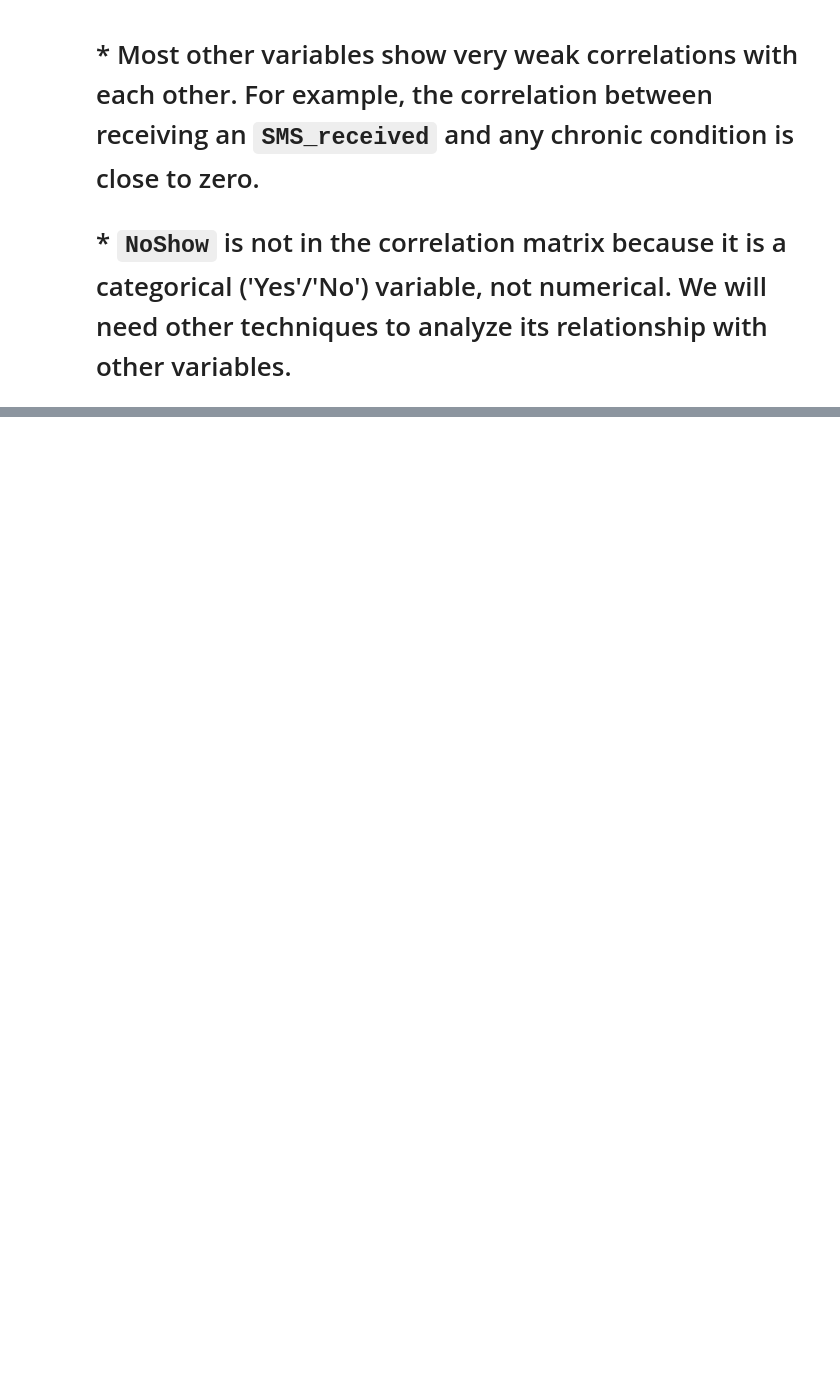
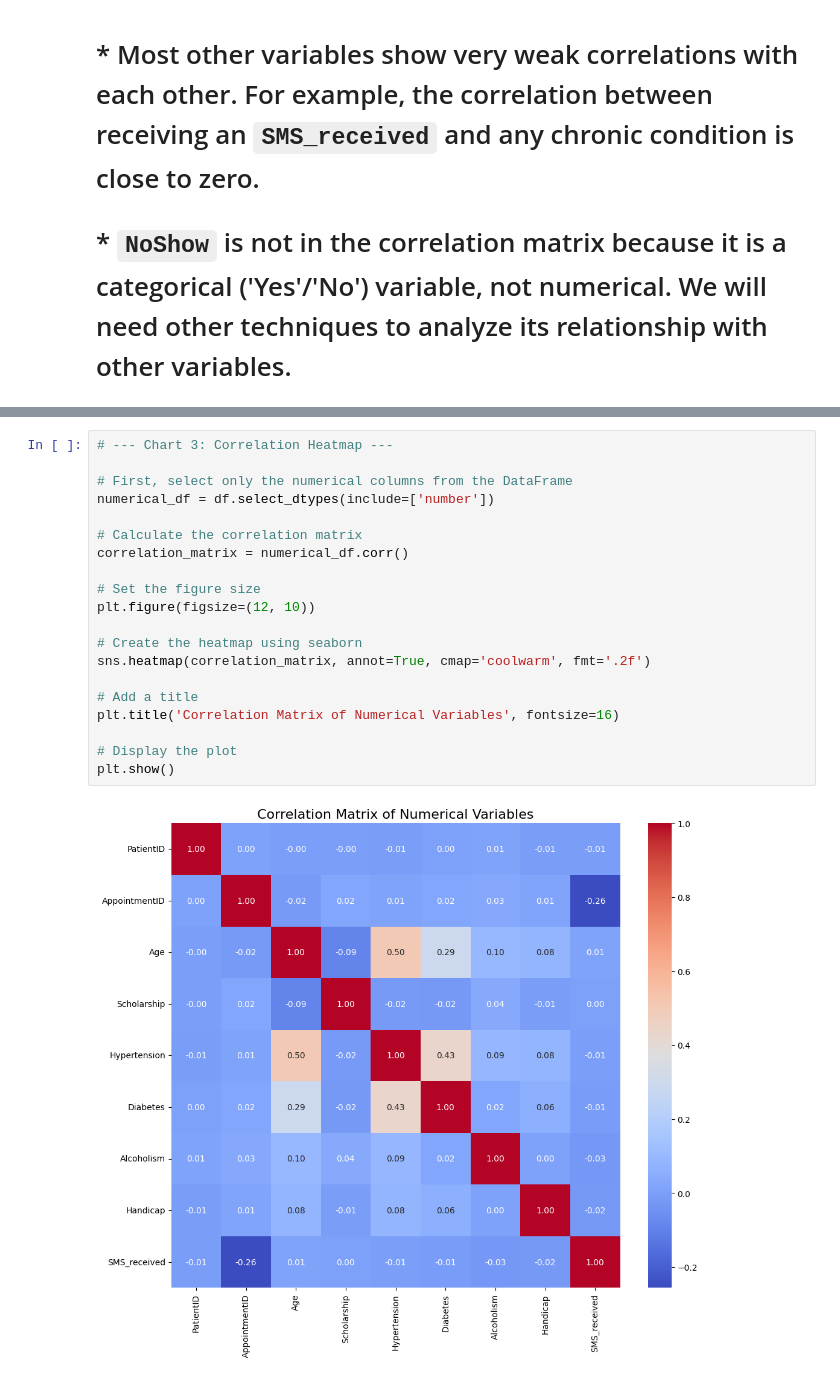
Before and after one commit to JasonD16/Xpertnurse-Data-Science-Internship, a Jupyter notebook: Analysis.ipynb, the cells around one changed output, grey strips where cells are left out. Saved outputs shown, nothing was run; the diff lists cells and outputs as text; blank space fills up the shorter version.

```diff
--- a/Analysis.ipynb
+++ b/Analysis.ipynb
@@ -193,0 +256,22 @@ correlation_matrix
+# %%
+# --- Chart 3: Correlation Heatmap ---
+
+# First, select only the numerical columns from the DataFrame
+numerical_df = df.select_dtypes(include=['number'])
+
+# Calculate the correlation matrix
+correlation_matrix = numerical_df.corr()
+
+# Set the figure size
+plt.figure(figsize=(12, 10))
+
+# Create the heatmap using seaborn
+sns.heatmap(correlation_matrix, annot=True, cmap='coolwarm', fmt='.2f')
+
+# Add a title
+plt.title('Correlation Matrix of Numerical Variables', fontsize=16)
+
+# Display the plot
+plt.show()
+# %% [output]
+[figure, added]
```
Also changed, not shown: parts of 19 cells of this notebook.
